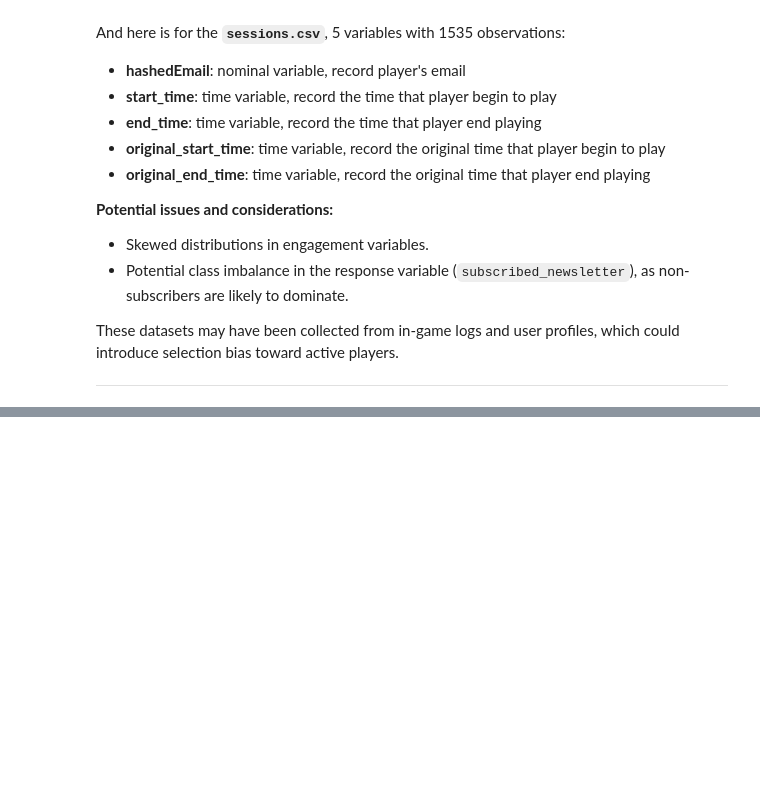
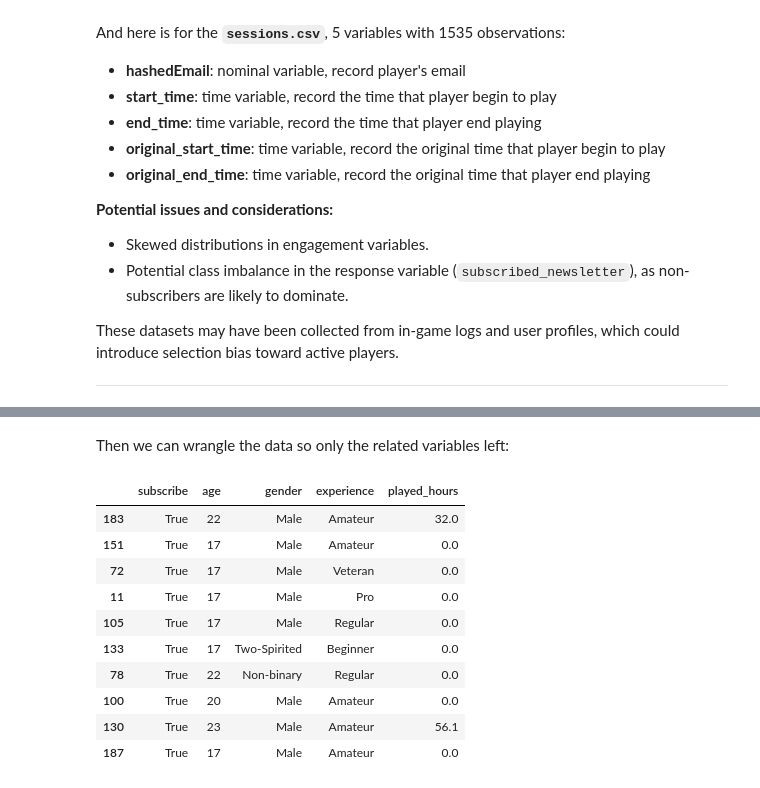
Before and after one commit to skyer03/dsci-100-group-project, a Jupyter notebook: Personal planning/Personal Planing.ipynb, the cells around one changed output, grey strips where cells are left out. Saved outputs shown, nothing was run; the diff lists cells and outputs as text; code cells hidden in the pictures; blank space fills up the shorter version.

```diff
--- a/Personal planning/Personal Planing.ipynb
+++ b/Personal planning/Personal Planing.ipynb
@@ -56,0 +75,17 @@ import pandas as pd
+# %% [markdown]
+Then we can wrangle the data so only the related variables left:
+# %%
+players = players[['subscribe', 'age', 'gender', 'experience', 'played_hours']]
+players.sample(10)
+# %% [output]
+|  | subscribe | age | gender | experience | played_hours |
+| 183 | True | 22 | Male | Amateur | 32.0 |
+| 151 | True | 17 | Male | Amateur | 0.0 |
+| 72 | True | 17 | Male | Veteran | 0.0 |
+| 11 | True | 17 | Male | Pro | 0.0 |
+| 105 | True | 17 | Male | Regular | 0.0 |
+| 133 | True | 17 | Two-Spirited | Beginner | 0.0 |
+| 78 | True | 22 | Non-binary | Regular | 0.0 |
+| 100 | True | 20 | Male | Amateur | 0.0 |
+| 130 | True | 23 | Male | Amateur | 56.1 |
+| 187 | True | 17 | Male | Amateur | 0.0 |
```
Also changed, not shown: parts of 13 cells of this notebook.
